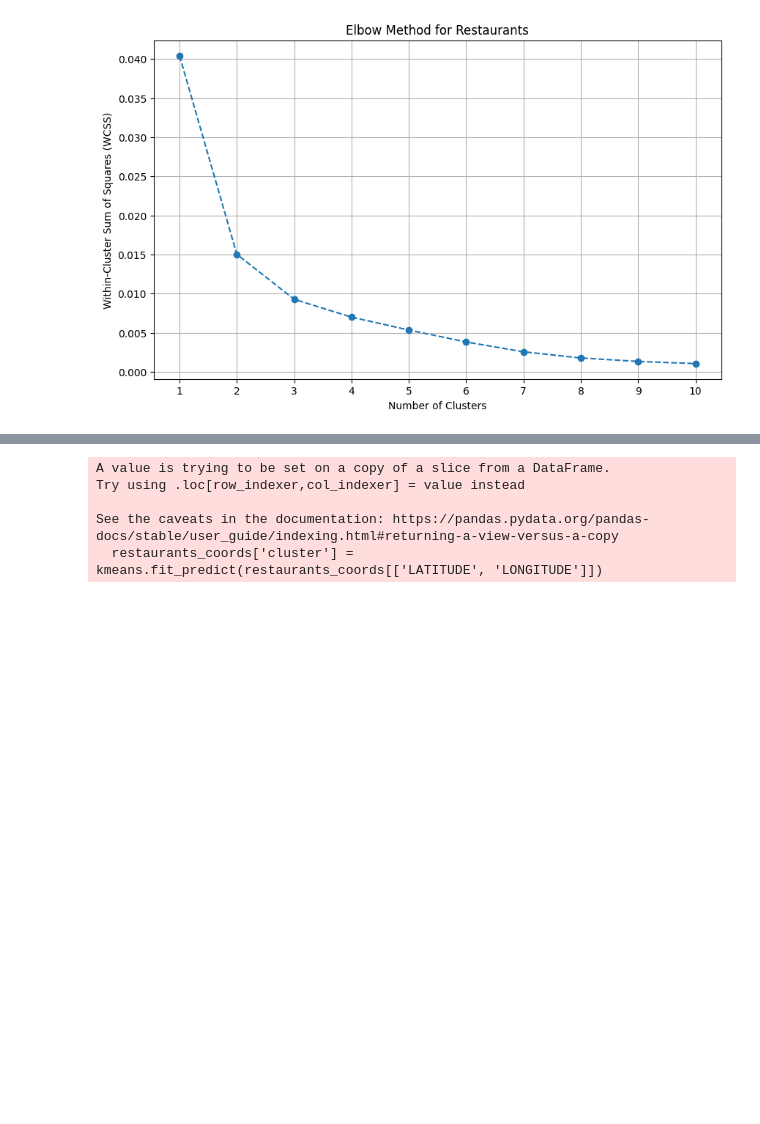
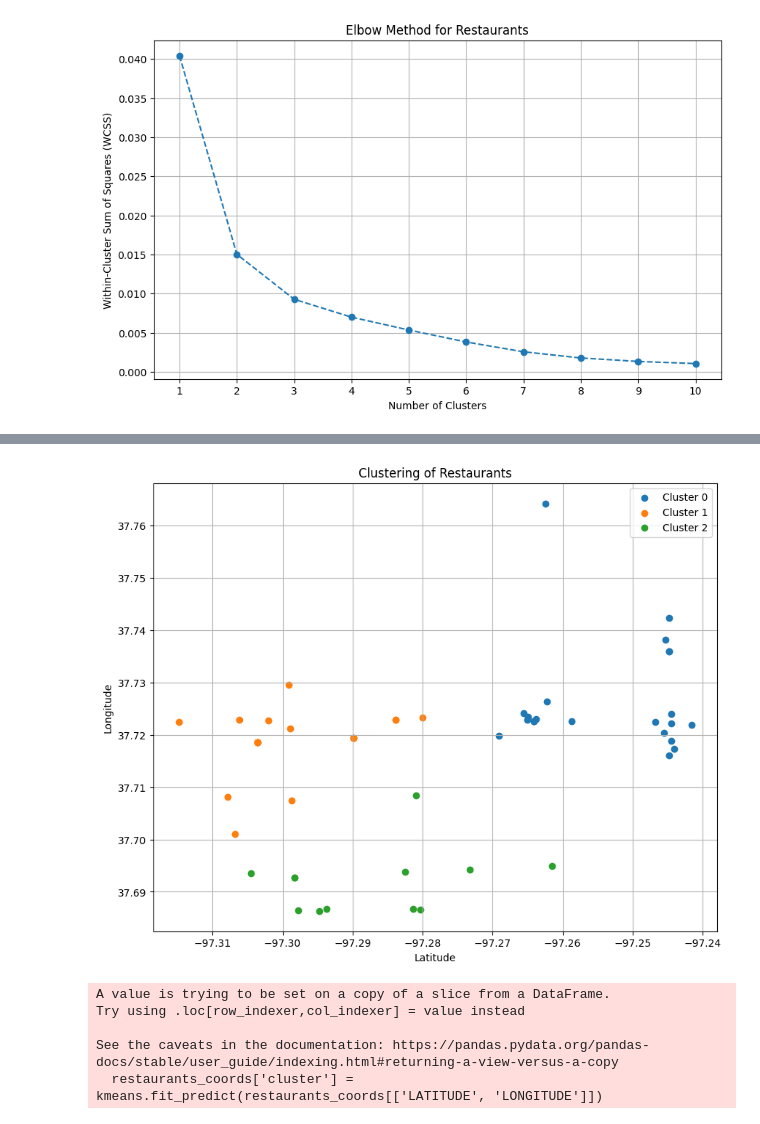
Before and after one commit to MarshallMor/Data-Science-Project, a Jupyter notebook: Group 5 Milestone 2.ipynb, the cells around one changed output, grey strips where cells are left out. Saved outputs shown, nothing was run; the diff lists cells and outputs as text; code cells hidden in the pictures; blank space fills up the shorter version.

```diff
--- a/Group 5 Milestone 2.ipynb
+++ b/Group 5 Milestone 2.ipynb
@@ -468,3 +468,37 @@ plt.grid(True)
 plt.show()
 # %% [output]
 [figure]
+# %%
+import pandas as pd
+import matplotlib.pyplot as plt
+from sklearn.cluster import KMeans
+
+# Read the dataset
+restaurants_df = pd.read_csv("restaurants_with_geolocation.csv")
+
+# Define features for clustering
+X = restaurants_df[['LATITUDE', 'LONGITUDE']]
+
+# Define number of clusters
+num_clusters = 3  # Adjust as needed
+
+# Perform K-means clustering
+kmeans = KMeans(n_clusters=num_clusters, random_state=42)
+restaurants_df['cluster'] = kmeans.fit_predict(X)
+
+# Define a dictionary to map cluster IDs to colors
+cluster_color_map = {i: f'C{i}' for i in range(num_clusters)}
+
+# Create scatter plot
+plt.figure(figsize=(10, 8))
+for cluster_id, color in cluster_color_map.items():
+    cluster_data = restaurants_df[restaurants_df['cluster'] == cluster_id]
+    plt.scatter(cluster_data['LONGITUDE'], cluster_data['LATITUDE'], color=color, label=f'Cluster {cluster_id}')
+
+plt.xlabel('Latitude')
+plt.ylabel('Longitude')
+plt.title('Clustering of Restaurants')
+plt.legend()
+plt.grid(True)
+plt.show()
+# %% [output]
@@ -471,3 +506,4 @@ plt.show()
+[figure, added]
 # %%
 
 # Keep only the relevant columns
```
Also changed, not shown: parts of 3 cells of this notebook.
